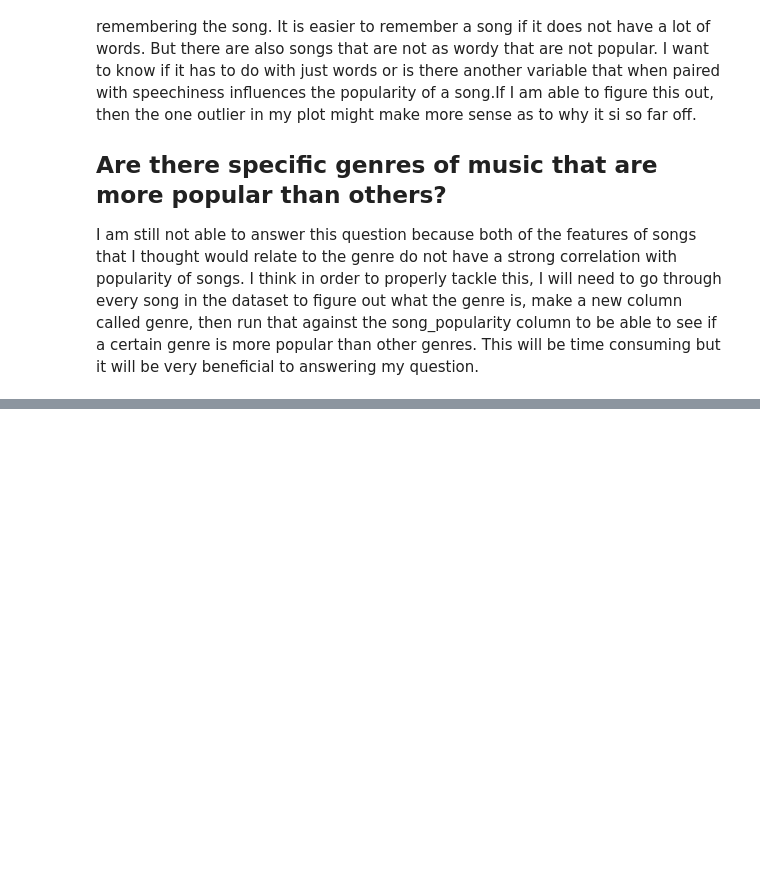
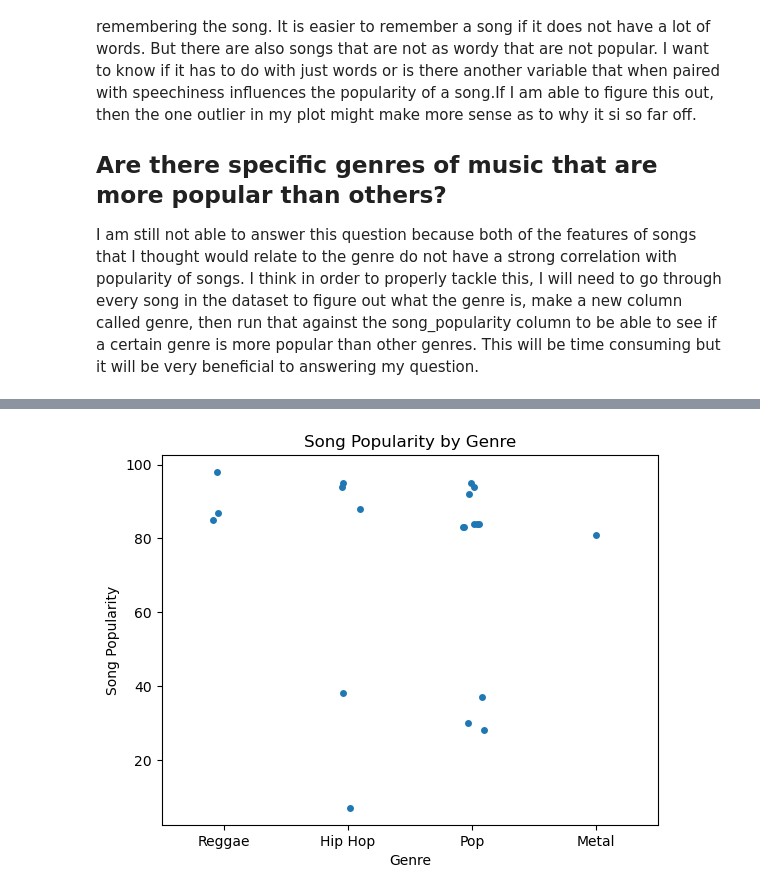
Before and after one commit to ubco-W2022T2-data301/project-group-group48, a Jupyter notebook: analysis/analysis2.ipynb, the cells around one changed output, grey strips where cells are left out. Drawn from its saved outputs; the diff is of its cells as text; code cells hidden in the pictures; blank space fills up the shorter version.

```diff
--- a/analysis/analysis2.ipynb
+++ b/analysis/analysis2.ipynb
@@ -185,0 +535,13 @@ I am still not able to answer this question because both of the features of song
+# %%
+# Subset the data for the four genres of interest
+modified_df = conjoined_df[conjoined_df['Genre'].isin(['Reggae', 'Metal', 'Pop', 'Hip Hop'])]
+
+sns.stripplot(x='Genre', y='song_popularity', data=modified_df)
+
+plt.xlabel('Genre')
+plt.ylabel('Song Popularity')
+plt.title('Song Popularity by Genre')
+
+plt.show()
+# %% [output]
+[figure, added]
```
Also changed, not shown: parts of 24 cells of this notebook, 4 other files.
